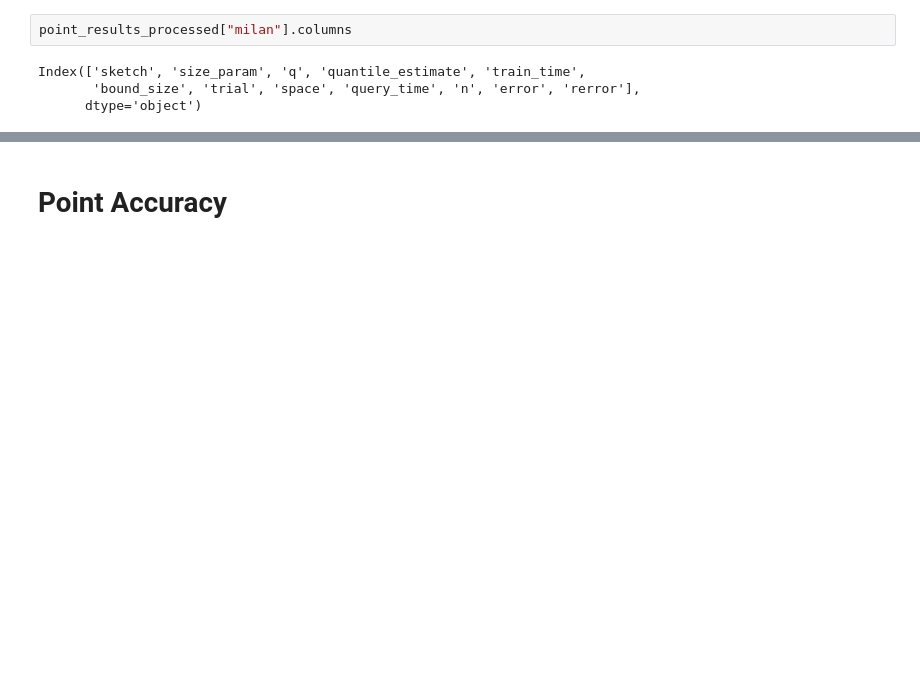
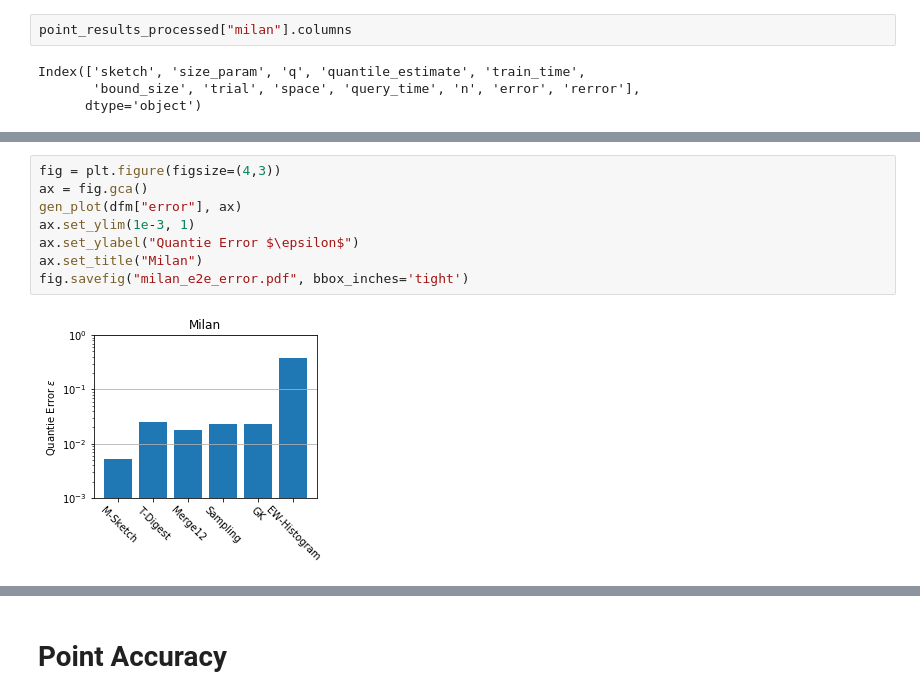
Before and after one commit to stanford-futuredata/msketch, a Jupyter notebook: analysis/Perf Micro Plots.ipynb, the cells around one changed output, grey strips where cells are left out. Saved outputs shown, nothing was run; the diff lists cells and outputs as text; blank space fills up the shorter version.

```diff
--- a/analysis/Perf Micro Plots.ipynb
+++ b/analysis/Perf Micro Plots.ipynb
@@ -119,0 +180,10 @@ Index(['sketch', 'size_param', 'q', 'quantile_estimate', 'train_time',
+# %%
+fig = plt.figure(figsize=(4,3))
+ax = fig.gca()
+gen_plot(dfm["error"], ax)
+ax.set_ylim(1e-3, 1)
+ax.set_ylabel("Quantie Error $\epsilon$")
+ax.set_title("Milan")
+fig.savefig("milan_e2e_error.pdf", bbox_inches='tight')
+# %% [output]
+[figure, added]
```
Also changed, not shown: parts of 9 cells of this notebook, 9 other files.
